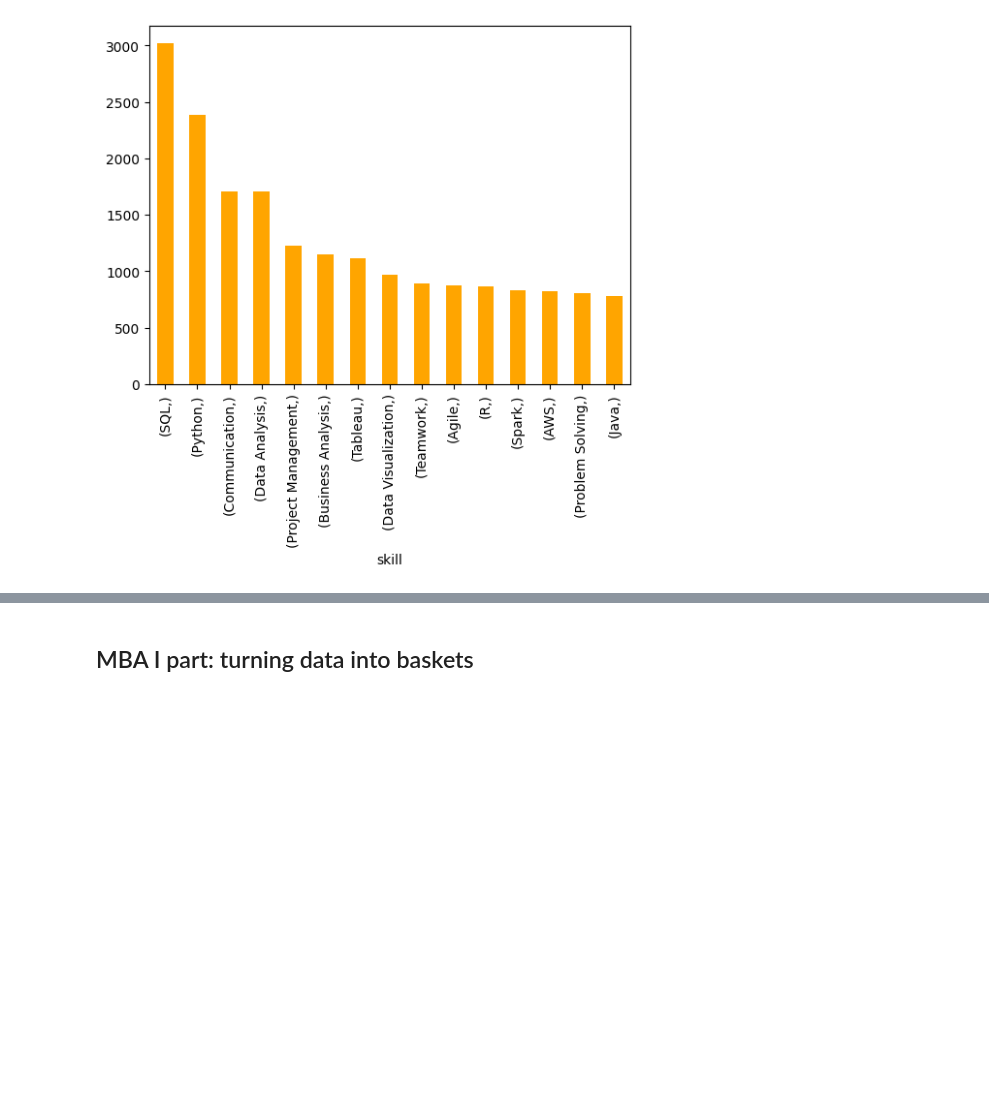
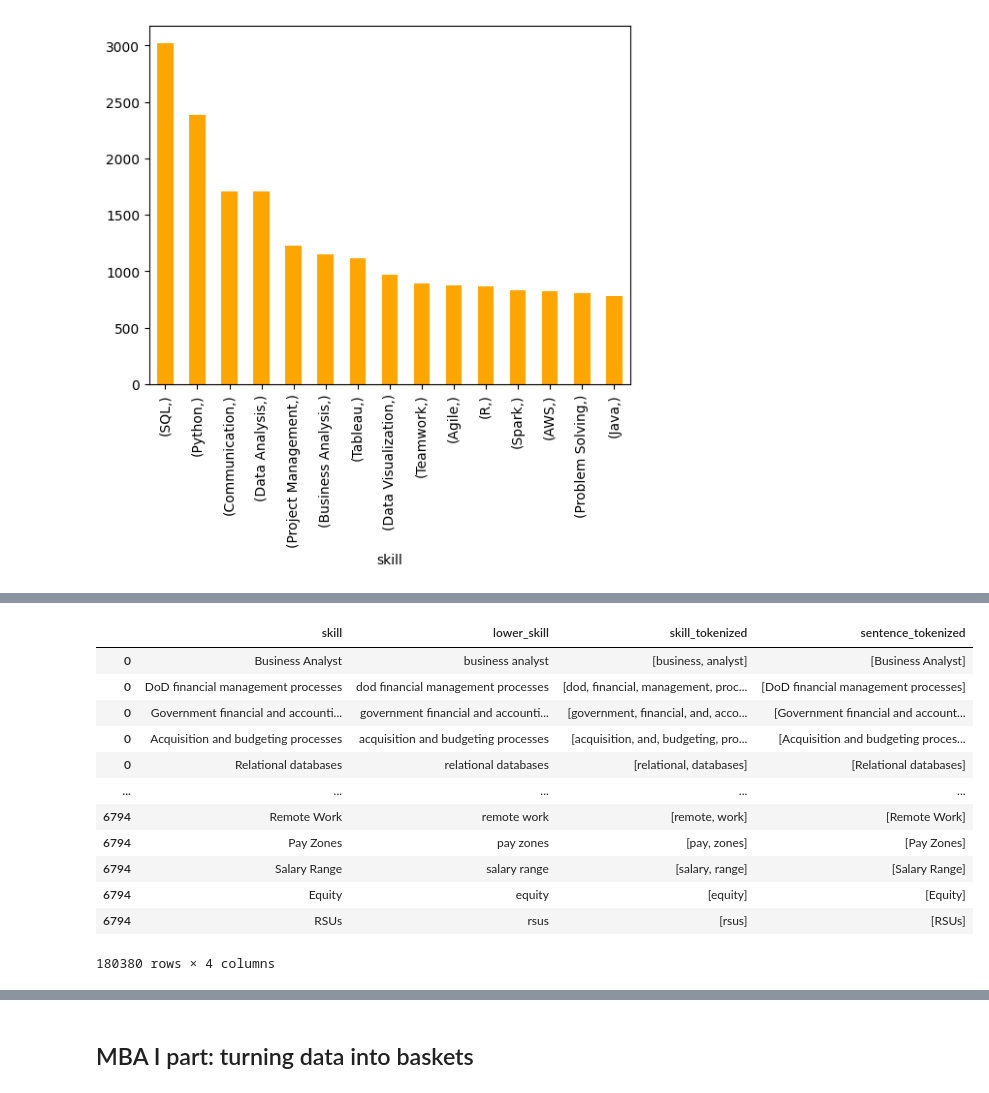
Before and after one commit to dariashcherbakovaaa/Algorithms-for-massive-data, a Jupyter notebook: MBA_Shcherbakova.ipynb, the cells around one changed output, grey strips where cells are left out. Drawn from its saved outputs; the diff is of its cells as text; code cells hidden in the pictures; blank space fills up the shorter version.

```diff
--- a/MBA_Shcherbakova.ipynb
+++ b/MBA_Shcherbakova.ipynb
@@ -326,0 +389,13 @@ counting[:15].plot.bar(color = 'orange')
+# %%
+import nltk
+nltk.download('punkt')
+from nltk.tokenize import RegexpTokenizer
+from nltk.tokenize import sent_tokenize
+
+df['lower_skill'] = df.skill.str.lower()
+tokenizer = RegexpTokenizer(r"\w+")
+df['skill_tokenized'] = df.lower_skill.apply(lambda row: tokenizer.tokenize(row))
+df['sentence_tokenized'] = df.skill.apply(lambda row: sent_tokenize(row))
+
+df
+# %% [output]
@@ -326,0 +404,13 @@ counting[:15].plot.bar(color = 'orange')
+|  | skill | lower_skill | skill_tokenized | sentence_tokenized |
+| 0 | Business Analyst | business analyst | [business, analyst] | [Business Analyst] |
+| 0 | DoD financial management processes | dod financial management processes | [dod, financial, management, proc... | [DoD financial management processes] |
+| 0 | Government financial and accounti... | government financial and accounti... | [government, financial, and, acco... | [Government financial and account... |
+| 0 | Acquisition and budgeting processes | acquisition and budgeting processes | [acquisition, and, budgeting, pro... | [Acquisition and budgeting proces... |
+| 0 | Relational databases | relational databases | [relational, databases] | [Relational databases] |
+| ... | ... | ... | ... | ... |
+| 6794 | Remote Work | remote work | [remote, work] | [Remote Work] |
+| 6794 | Pay Zones | pay zones | [pay, zones] | [Pay Zones] |
+| 6794 | Salary Range | salary range | [salary, range] | [Salary Range] |
+| 6794 | Equity | equity | [equity] | [Equity] |
+| 6794 | RSUs | rsus | [rsus] | [RSUs] |
+180380 rows × 4 columns
```
Also changed, not shown: parts of 5 cells of this notebook.
